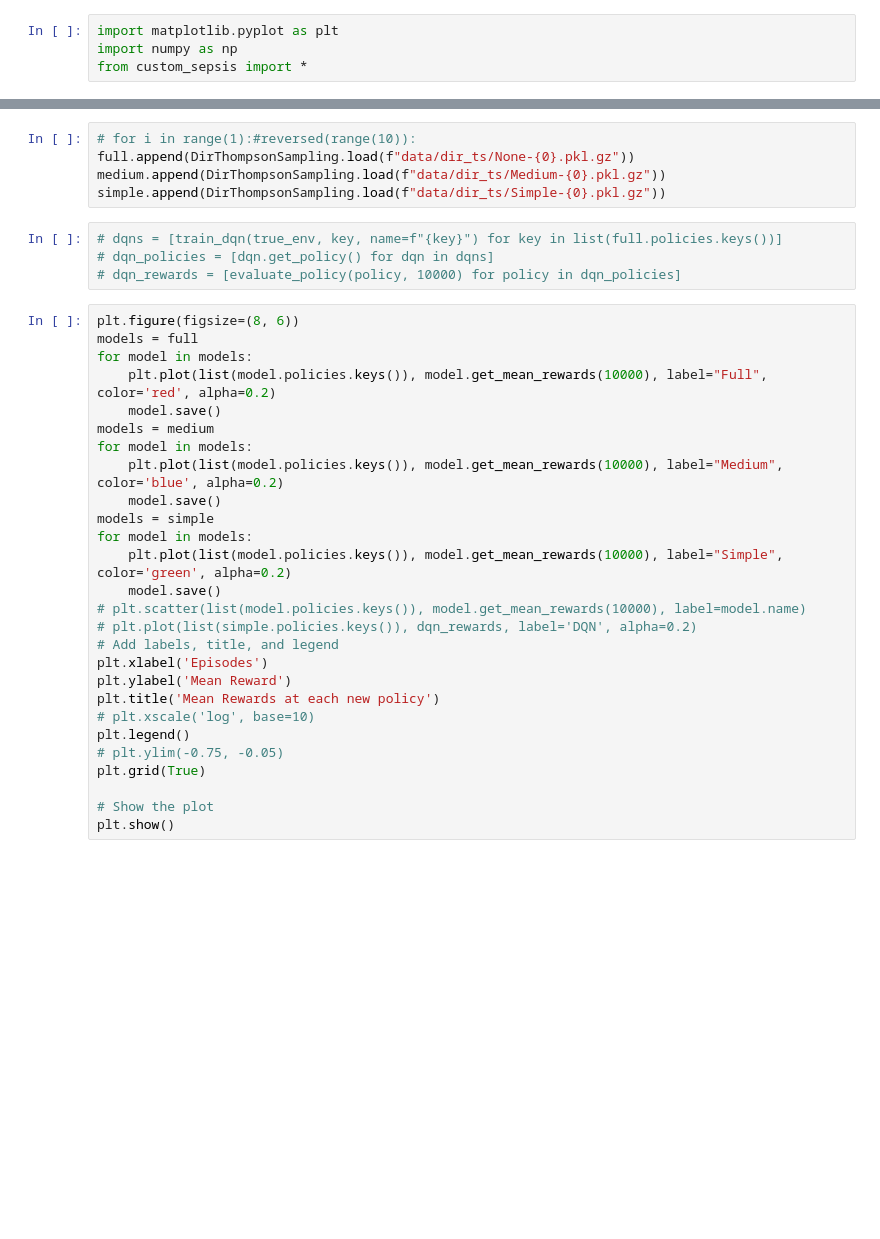
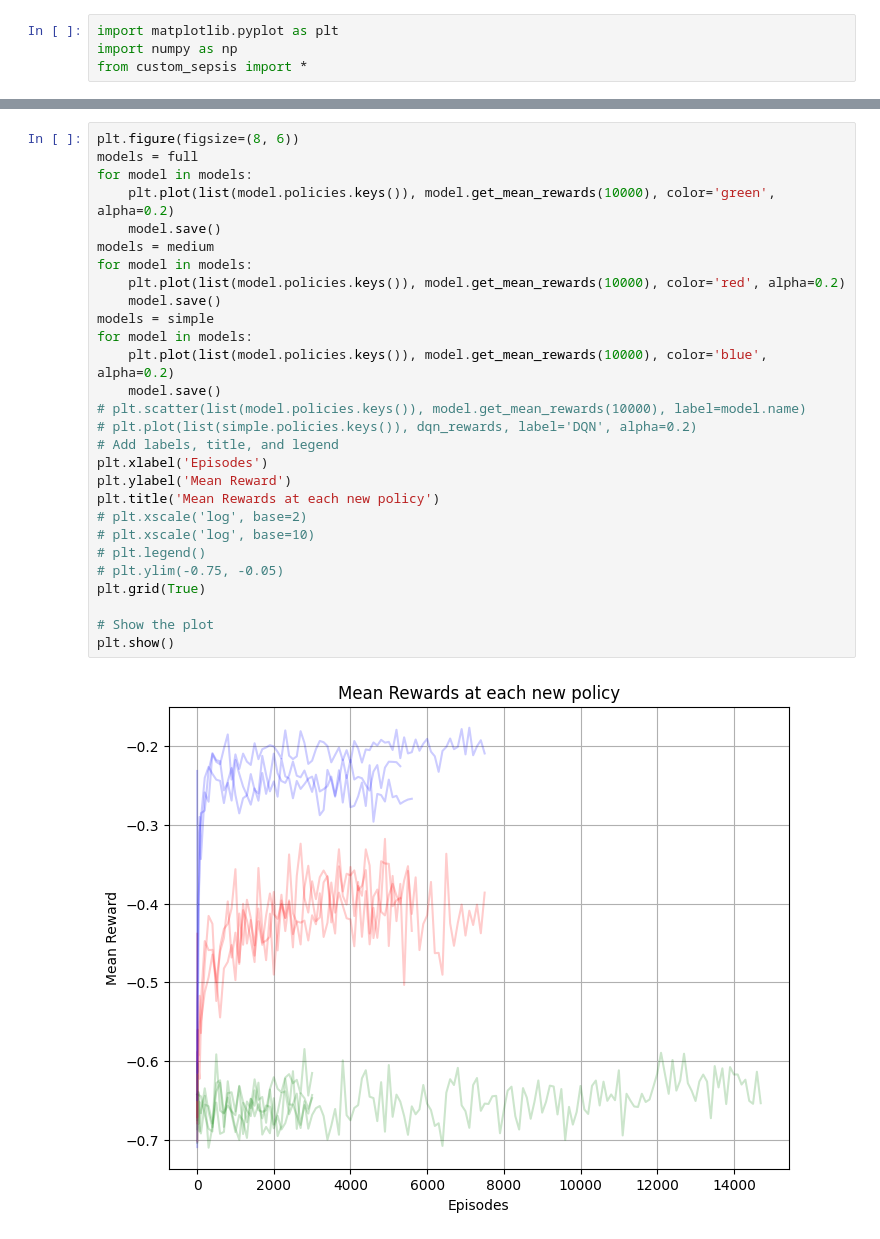
Before and after one commit to luisastue/hc-rl-thompson-sampling, a Jupyter notebook: sepsis/custom_sepsis/src/custom_sepsis/ts_plots.ipynb, the cells around one changed output, grey strips where cells are left out. Cells and saved outputs as stored; diff of their text form; blank space fills up the shorter version.

```diff
--- a/sepsis/custom_sepsis/src/custom_sepsis/ts_plots.ipynb
+++ b/sepsis/custom_sepsis/src/custom_sepsis/ts_plots.ipynb
@@ -14,38 +20,32 @@ for i in range(9,10):#reversed(range(10)):
-# %%
-# for i in range(1):#reversed(range(10)):
-full.append(DirThompsonSampling.load(f"data/dir_ts/None-{0}.pkl.gz"))
-medium.append(DirThompsonSampling.load(f"data/dir_ts/Medium-{0}.pkl.gz"))
-simple.append(DirThompsonSampling.load(f"data/dir_ts/Simple-{0}.pkl.gz"))
-# %%
-# dqns = [train_dqn(true_env, key, name=f"{key}") for key in list(full.policies.keys())]
-# dqn_policies = [dqn.get_policy() for dqn in dqns]
-# dqn_rewards = [evaluate_policy(policy, 10000) for policy in dqn_policies]
 # %%
 plt.figure(figsize=(8, 6))
 models = full
 for model in models:
-    plt.plot(list(model.policies.keys()), model.get_mean_rewards(10000), label="Full", color='red', alpha=0.2)
+    plt.plot(list(model.policies.keys()), model.get_mean_rewards(10000), color='green', alpha=0.2)
     model.save()
 models = medium
 for model in models:
-    plt.plot(list(model.policies.keys()), model.get_mean_rewards(10000), label="Medium", color='blue', alpha=0.2)
+    plt.plot(list(model.policies.keys()), model.get_mean_rewards(10000), color='red', alpha=0.2)
     model.save()
 models = simple
 for model in models:
-    plt.plot(list(model.policies.keys()), model.get_mean_rewards(10000), label="Simple", color='green', alpha=0.2)
+    plt.plot(list(model.policies.keys()), model.get_mean_rewards(10000), color='blue', alpha=0.2)
     model.save()
 # plt.scatter(list(model.policies.keys()), model.get_mean_rewards(10000), label=model.name)
 # plt.plot(list(simple.policies.keys()), dqn_rewards, label='DQN', alpha=0.2)
 # Add labels, title, and legend
 plt.xlabel('Episodes')
 plt.ylabel('Mean Reward')
 plt.title('Mean Rewards at each new policy')
+# plt.xscale('log', base=2)
 # plt.xscale('log', base=10)
-plt.legend()
+# plt.legend()
 # plt.ylim(-0.75, -0.05)
 plt.grid(True)
 
 # Show the plot
 plt.show()
+# %% [output]
+[figure, added]
 # %%
 plt.figure(figsize=(8, 6))
```
Also changed, not shown: parts of 2 cells of this notebook, 3 other files.
